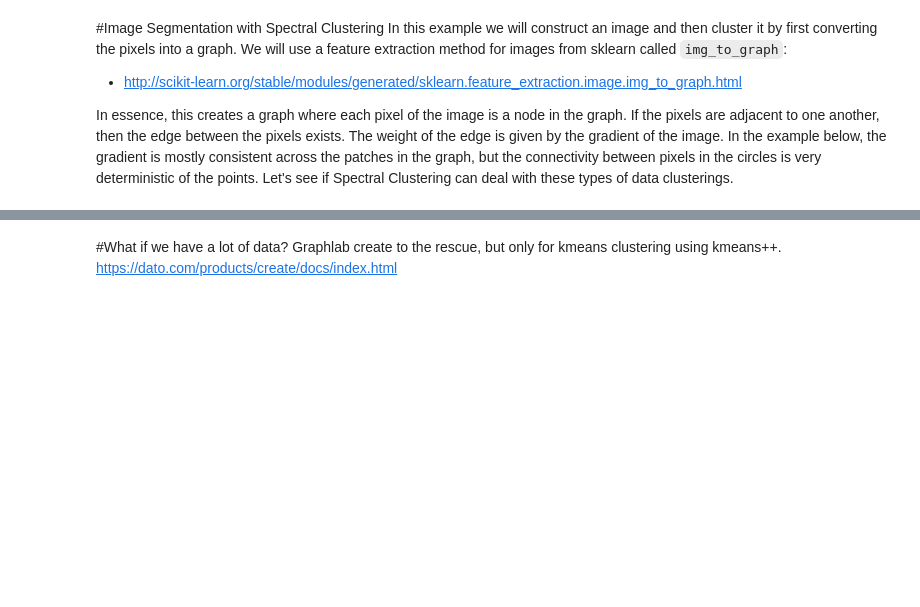
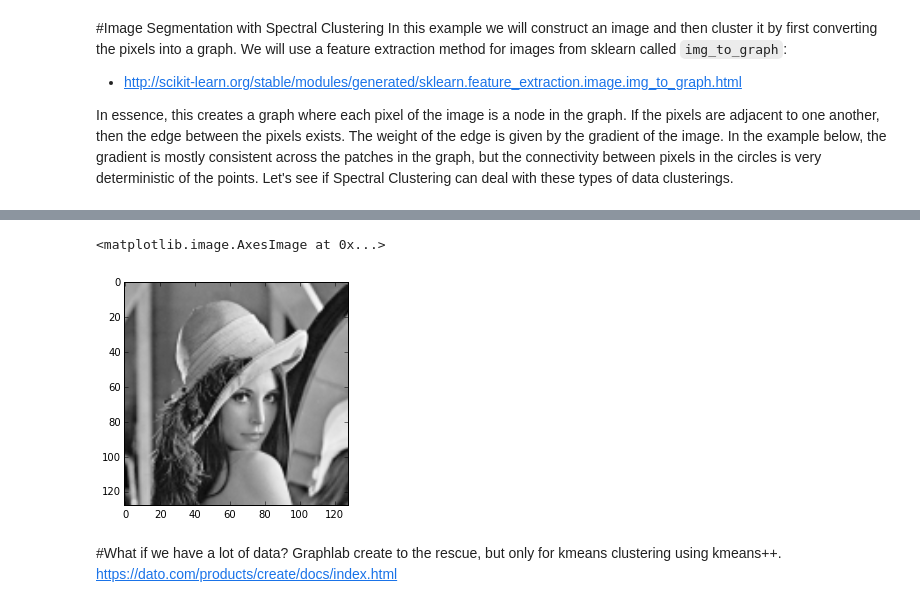
Before and after one commit to eclarson/DataMiningNotebooks, a Jupyter notebook: 11. More Clustering.ipynb, the cells around one changed output, grey strips where cells are left out. Cells and saved outputs as stored; diff of their text form; code cells hidden in the pictures; blank space fills up the shorter version.

```diff
--- a/11. More Clustering.ipynb
+++ b/11. More Clustering.ipynb
@@ -387,3 +378,8 @@ plt.show()
+# %%
+plt.imshow(lena,   cmap=plt.cm.gray)
+# %% [output]
+<matplotlib.image.AxesImage at 0x...>
+[figure, added]
 # %% [markdown]
 #What if we have a lot of data?
 Graphlab create to the rescue, but only for kmeans clustering using kmeans++.
```
Also changed, not shown: parts of 12 cells of this notebook, 15 other files.
